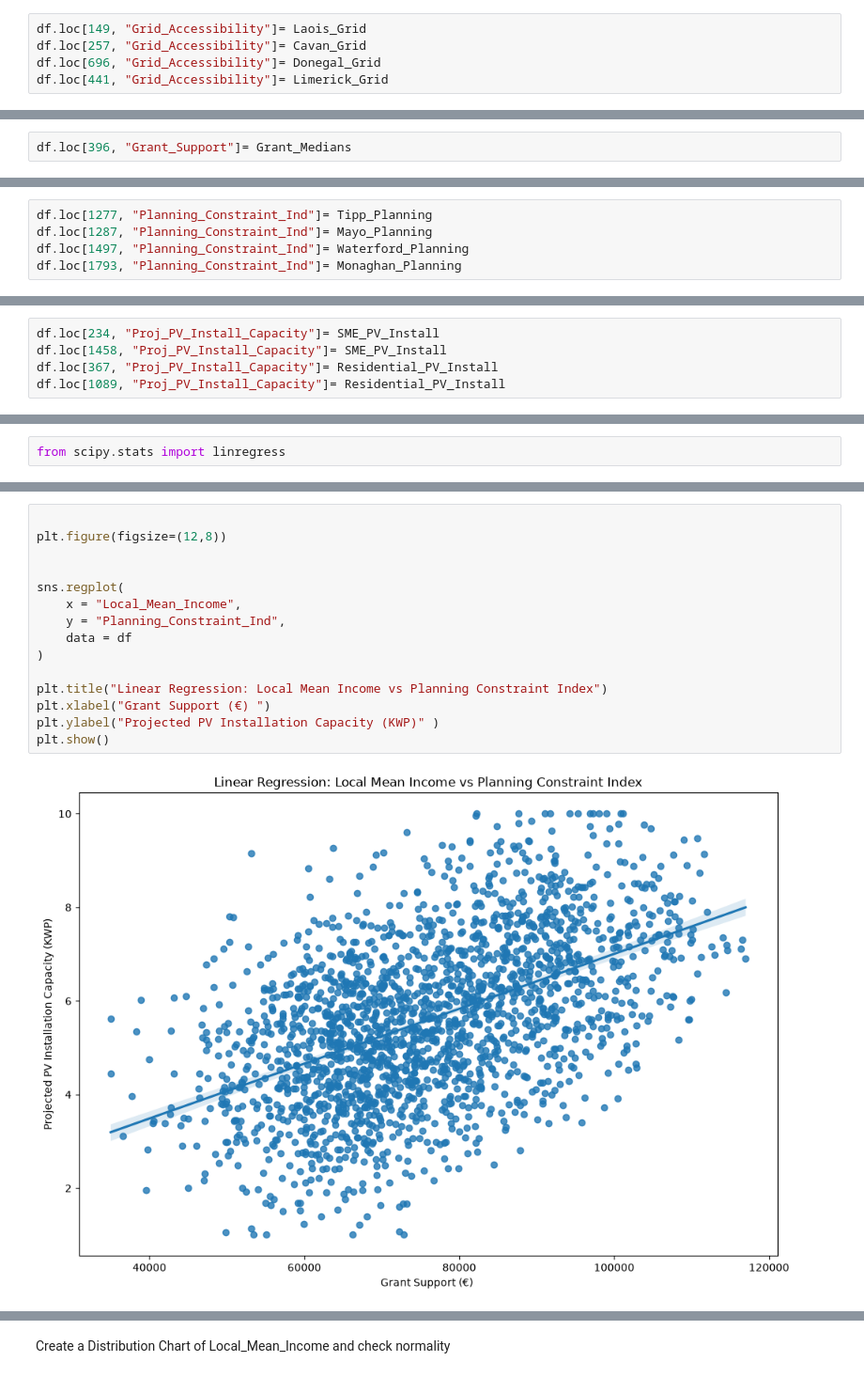
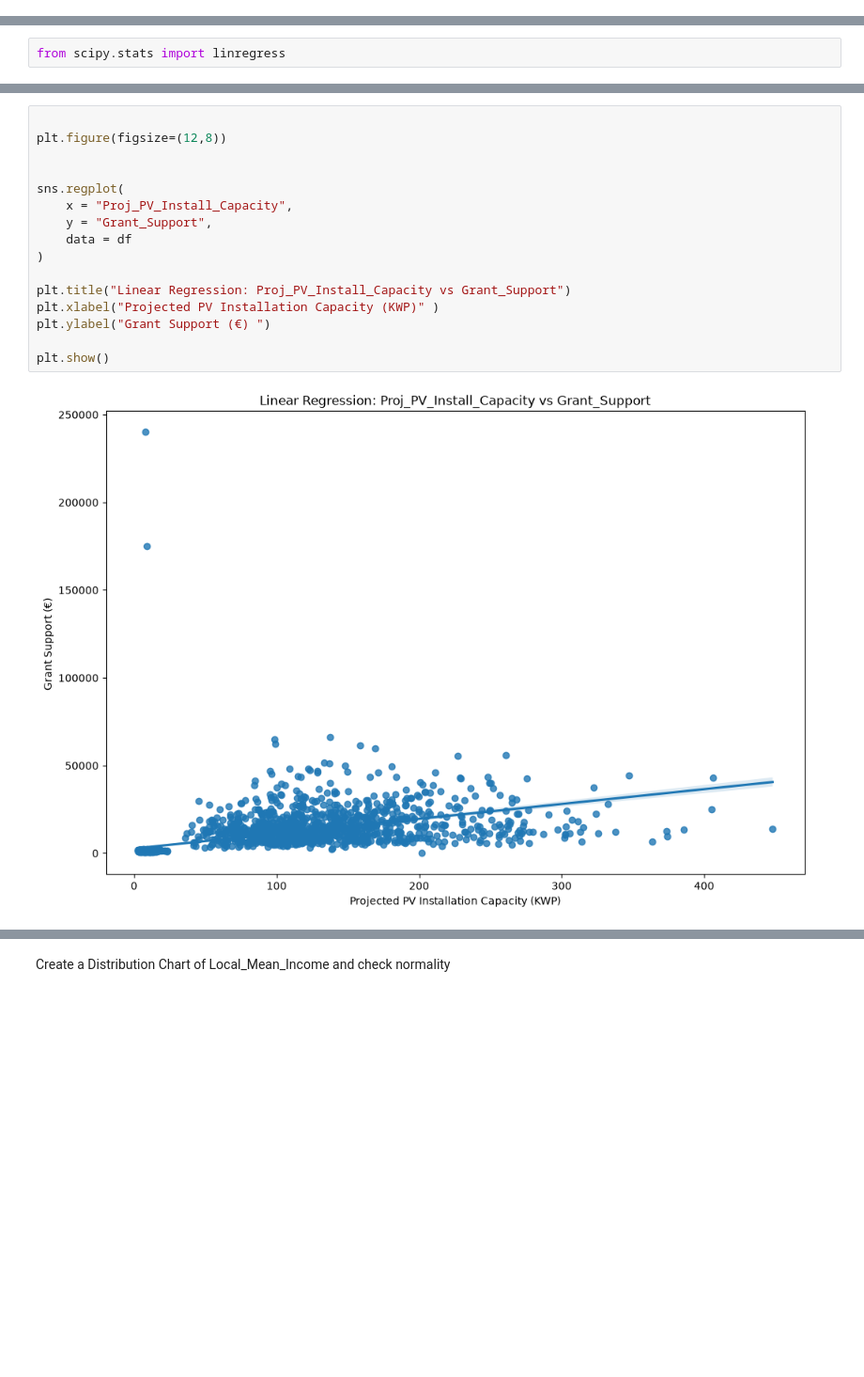
Before and after one commit to sba26096-CiaranLynch/IntegratedCA2, a Jupyter notebook: Integrated_CA_2.ipynb, the cells around one changed output, grey strips where cells are left out. Shown at 94% size. Saved outputs shown, nothing was run; the diff lists cells and outputs as text; blank space fills up the shorter version.

```diff
--- a/Integrated_CA_2.ipynb
+++ b/Integrated_CA_2.ipynb
@@ -1892,5 +1887,0 @@ np.float64(7.74)
-# %%
-df.loc[149, "Grid_Accessibility"]= Laois_Grid
-df.loc[257, "Grid_Accessibility"]= Cavan_Grid
-df.loc[696, "Grid_Accessibility"]= Donegal_Grid
-df.loc[441, "Grid_Accessibility"]= Limerick_Grid
@@ -1930,2 +1887,0 @@ np.float64(13289.56)
-# %%
-df.loc[396, "Grant_Support"]= Grant_Medians
@@ -2030,5 +1887,0 @@ np.float64(4.17)
-# %%
-df.loc[1277, "Planning_Constraint_Ind"]= Tipp_Planning
-df.loc[1287, "Planning_Constraint_Ind"]= Mayo_Planning
-df.loc[1497, "Planning_Constraint_Ind"]= Waterford_Planning
-df.loc[1793, "Planning_Constraint_Ind"]= Monaghan_Planning
@@ -2075,5 +1887,0 @@ np.float64(7.65)
-# %%
-df.loc[234, "Proj_PV_Install_Capacity"]= SME_PV_Install
-df.loc[1458, "Proj_PV_Install_Capacity"]= SME_PV_Install
-df.loc[367, "Proj_PV_Install_Capacity"]= Residential_PV_Install
-df.loc[1089, "Proj_PV_Install_Capacity"]= Residential_PV_Install
@@ -2331,17 +2123,18 @@ slope, intercept, r, p, stderr = linregress(x,y)
 # %%
 
 plt.figure(figsize=(12,8))
 
 
 sns.regplot(
-    x = "Local_Mean_Income",
-    y = "Planning_Constraint_Ind",
+    x = "Proj_PV_Install_Capacity",
+    y = "Grant_Support",
     data = df
 )
 
-plt.title("Linear Regression: Local Mean Income vs Planning Constraint Index")
-plt.xlabel("Grant Support (€) ")
-plt.ylabel("Projected PV Installation Capacity (KWP)" )
+plt.title("Linear Regression: Proj_PV_Install_Capacity vs Grant_Support")
+plt.xlabel("Projected PV Installation Capacity (KWP)" )
+plt.ylabel("Grant Support (€) ")
+
 plt.show()
 # %% [output]
-[figure, old version]
+[figure, new version]
```
Also changed, not shown: parts of 295 cells of this notebook, 2 other files.
